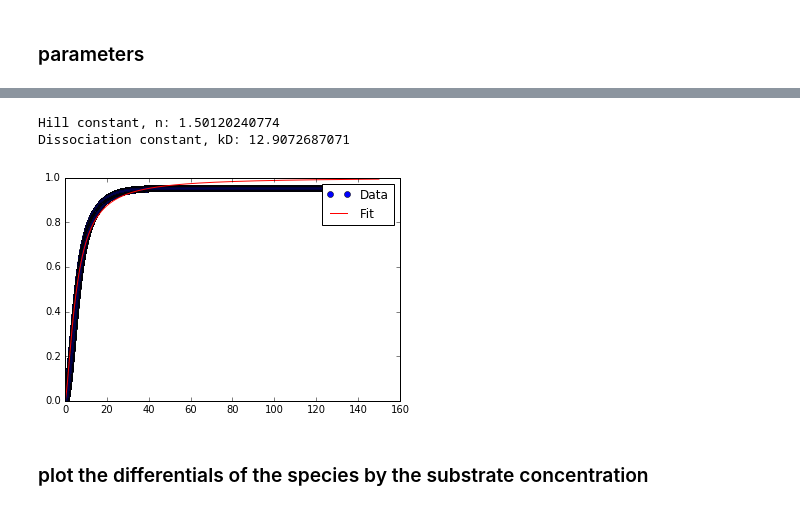
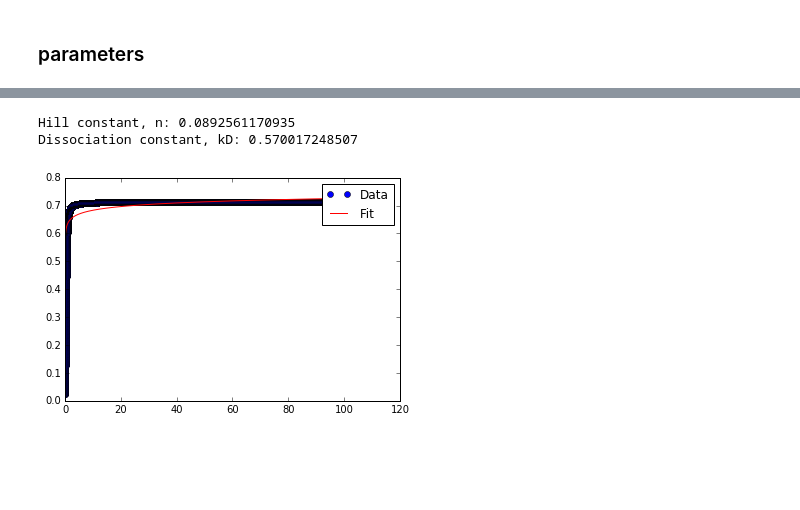
Before and after one commit to npagane/bph, a Jupyter notebook: yeastSim/1DRealModelSim.ipynb, the cells around one changed output, grey strips where cells are left out. Saved outputs shown, nothing was run; the diff lists cells and outputs as text; code cells hidden in the pictures; blank space fills up the shorter version.

Commit message:
pushing to save current parameter values, about to start parameter scan

```diff
--- a/yeastSim/1DRealModelSim.ipynb
+++ b/yeastSim/1DRealModelSim.ipynb
@@ -20,7 +20,7 @@ T = 295 #K
 #viscosity of solution
 eta = 1e-3 #Pa*s
 
-#radius of substrate (assume the kinase is the same similar size)
+#radius of substrate (assume the kinase is of similar size)
 r = 1e-9 #m
 
 #one-dimensional length of lattice gradient
@@ -37,13 +37,13 @@ Sim = 50
 
 #original far left and far right compartment species numbers
 N = {}
-N['A'] = np.asarray([50, 200])
+N['A'] = np.asarray([20, 100])
 
 #initial number of kinase molecules
 c2 = 100
 
 #initial number of singly phosphoylated kinase molecules
-c3 = 0
+c3 = 5
 
 #initial number of doubly phosphorylated kinase molecules
 c4 = 0
@@ -248,18 +156,15 @@ plt.show()
 # %%
 # Hill equation
 def Hill(x, n , kD):
     return (x**n)/(kD + x**n)
 
-# It will still try to guess parameters, but they are dumb!
 popt, pcov = curve_fit(Hill, ode[:,0],(ode[:,2] + 2*ode[:,3])/(2*(ode[:,1] + ode[:,2] + ode[:,3])))
-plot(ode[:,0],(ode[:,2] + 2*ode[:,3])/(2*(ode[:,1] + ode[:,2] + ode[:,3])), 'o', label='Data')
-plot(ode[:,0],Hill(ode[:,0], popt[0], popt[1]), 'r-', label='Fit')
-legend()
+plt.plot(ode[:,0],(ode[:,2] + 2*ode[:,3])/(2*(ode[:,1] + ode[:,2] + ode[:,3])), 'o', label='Data')
+plt.plot(ode[:,0],Hill(ode[:,0], popt[0], popt[1]), 'r-', label='Fit')
+plt.legend()
 print(''.join(['Hill constant, n: ', str(popt[0]), '\n', 'Dissociation constant, kD: ', str(popt[1])]))
 plt.show()
 # %% [output]
-Hill constant, n: 1.50120240774
-Dissociation constant, kD: 12.9072687071
+Hill constant, n: 0.0892561170935
+Dissociation constant, kD: 0.570017248507
-[figure, old version]
+[figure, new version]
-# %% [markdown]
-### plot the differentials of the species by the substrate concentration
```
Also changed, not shown: parts of 16 cells of this notebook.
